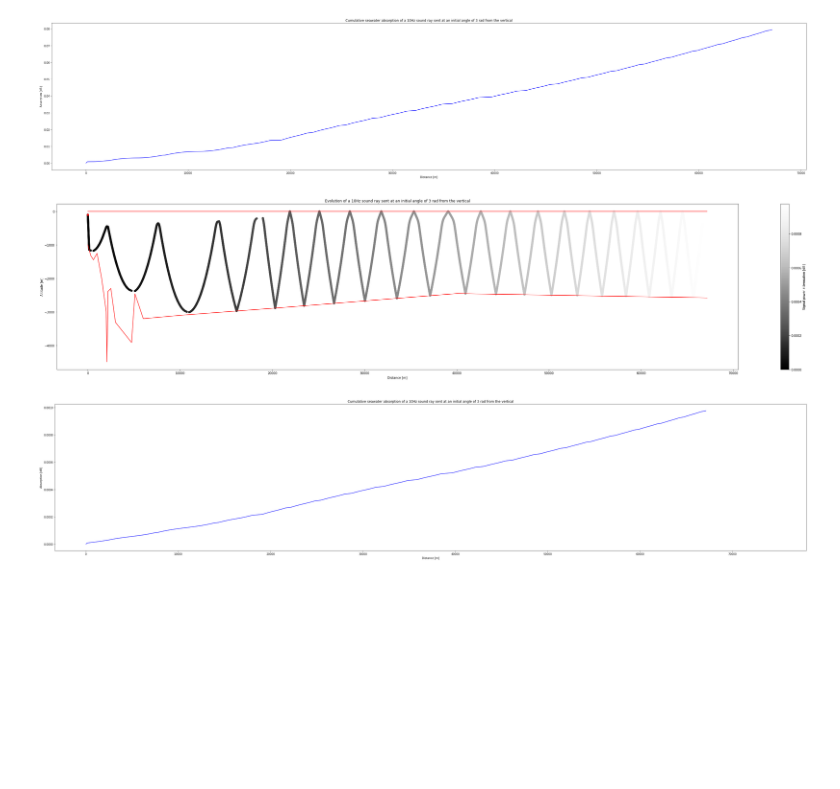
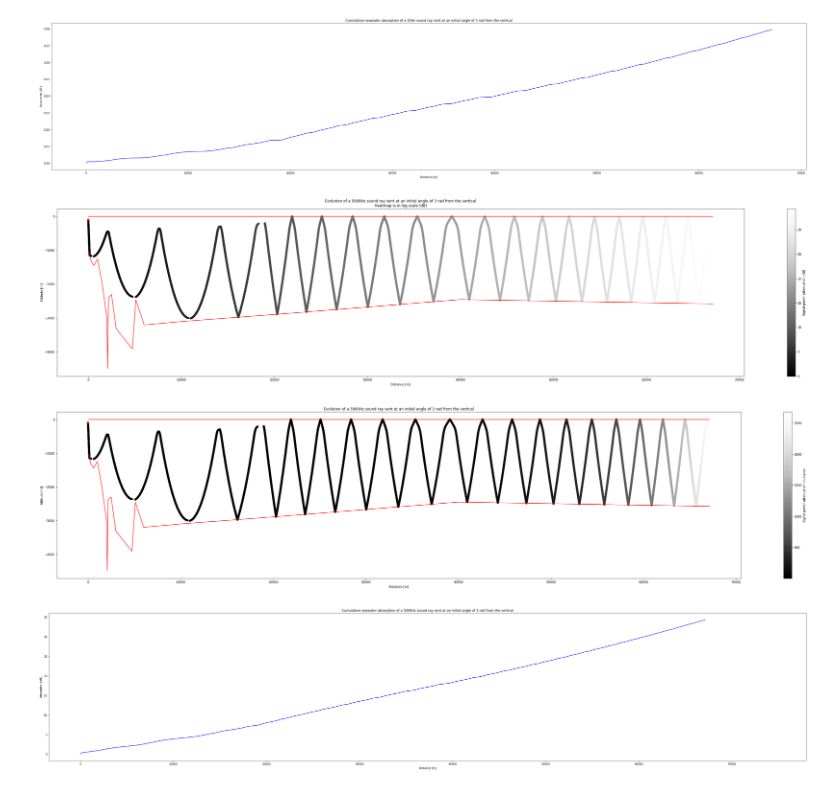
Before and after one commit to ahernot/data2021-bruits-mer, a Jupyter notebook: sound_propagation.ipynb, the cells around one changed output. Saved outputs shown, nothing was run; the diff lists cells and outputs as text; code cells hidden in the pictures; blank space fills up the shorter version.

Commit message:
add converted power multiplier plot

```diff
--- a/sound_propagation.ipynb
+++ b/sound_propagation.ipynb
@@ -502,36 +502,63 @@ step_z = 10
 x0 = 0
 z0 = -100
 theta_0 = 3
-f = 10  # Hz
+f = 5000  # Hz
 
 X, Z, A = sound_curve_absorption(f, n_steps, step_z, x0, z0, theta_0, LIMIT_TOP, LIMIT_BOTTOM)
 
 
 plt.figure(figsize=(50, 10))
 # Plot sound ray
 series = plt.scatter(X, Z, c=A, cmap='Greys_r')
 
 # Plot keypoints and limits
 plt.scatter(x0, z0, c='red')
 plt.plot((X[0], X[-1]), (0, 0), c='red')
 plt.plot(X, LIMIT_BOTTOM(X), c='red')
 
 cbar = plt.colorbar(series)
 cbar.ax.set_ylabel('Signal power attenuation [dB]')
 
+plt.title(f'Evolution of a {f}Hz sound ray sent at an initial angle of {theta_0} rad from the vertical\nHeatmap is in log scale (dB)')
+plt.xlabel('Distance [m]')
+plt.ylabel('Altitude [m]')
+plt.show()
+
+
+##########
+
+
+plt.figure(figsize=(50, 10))
+# Plot sound ray
+A_mult = np.power(10, A / 10)  # A/20 for ^1metric instead of power (^2metric)
+series = plt.scatter(X, Z, c=A_mult, cmap='Greys_r')
+
+# Plot keypoints and limits
+plt.scatter(x0, z0, c='red')
+plt.plot((X[0], X[-1]), (0, 0), c='red')
+plt.plot(X, LIMIT_BOTTOM(X), c='red')
+
+cbar = plt.colorbar(series)
+cbar.ax.set_ylabel('Signal power attenuation inverse multiplier')
+
+
 plt.title(f'Evolution of a {f}Hz sound ray sent at an initial angle of {theta_0} rad from the vertical')
 plt.xlabel('Distance [m]')
 plt.ylabel('Altitude [m]')
 plt.show()
+
+
+##########
 
 
 plt.figure(figsize=(50, 10))
 plt.plot(X, A, c='blue')
 plt.title(f'Cumulative seawater absorption of a {f}Hz sound ray sent at an initial angle of {theta_0} rad from the vertical')
 plt.xlim(right=78000)  # manual adjustment to match curves
 plt.xlabel('Distance [m]')
 plt.ylabel('Absorption [dB]')
 plt.show()
 # %% [output]
-[figure, old version]
+[figure, new version]
-[figure, old version]
+[figure, new version]
+[figure, added]
```
